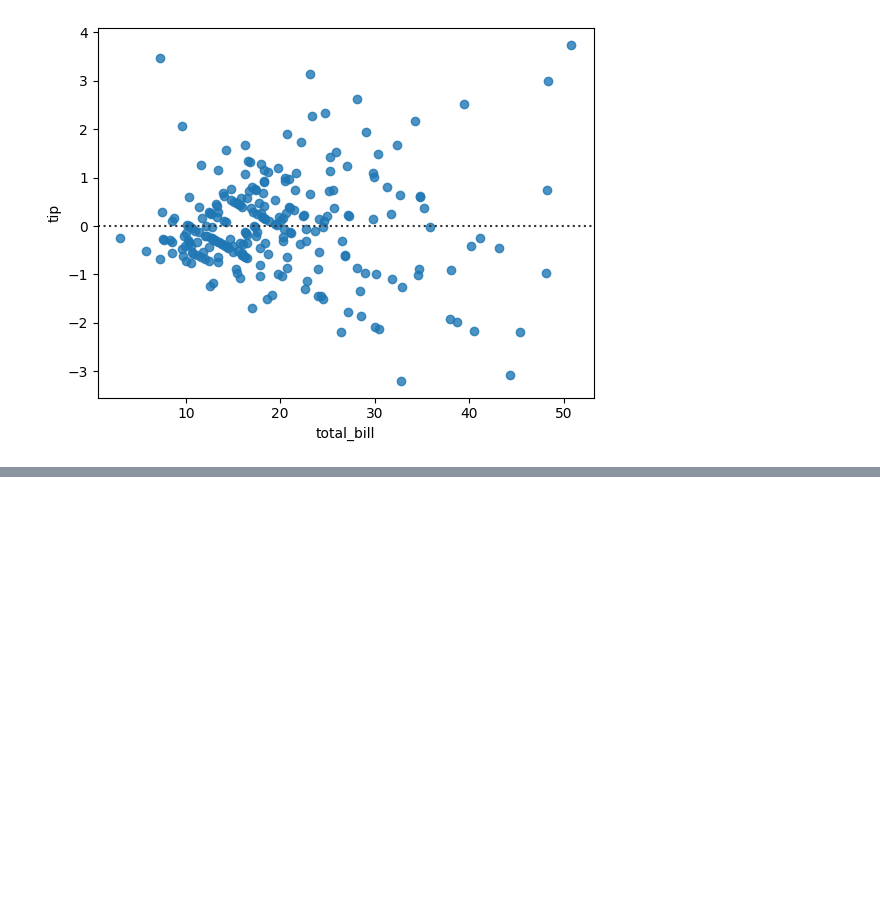
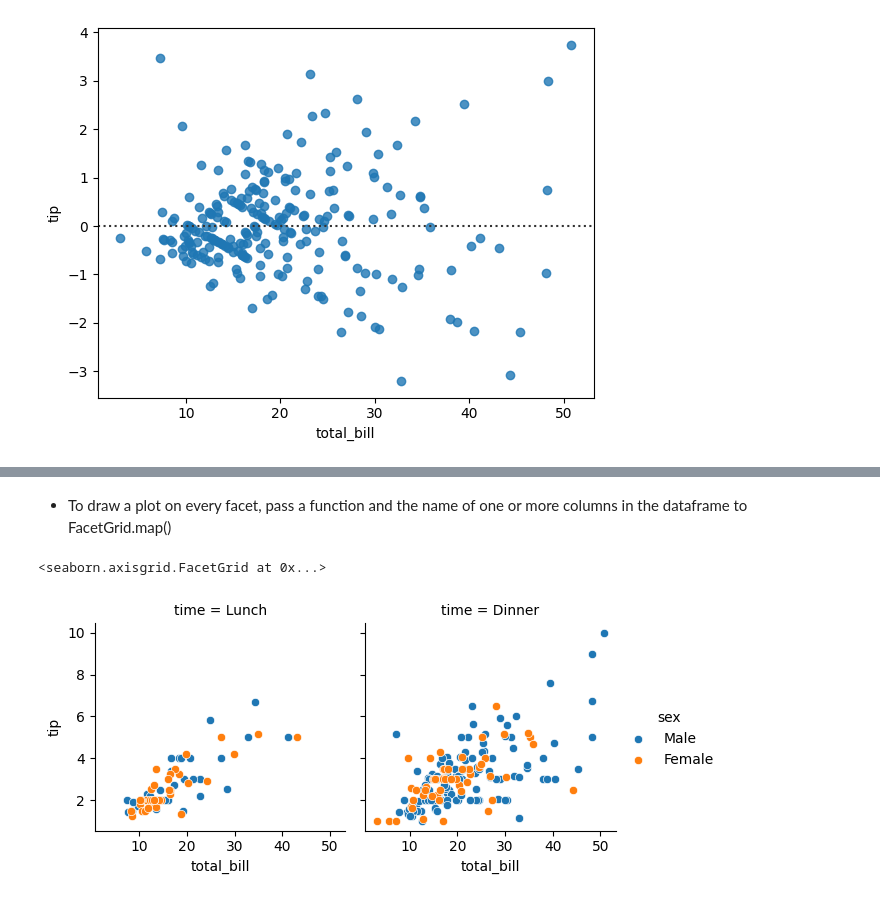
Before and after one commit to akashpagi/SEABORN-DATA-VISUALIZATION-LIBRARY-FOR-DATA-SCIENCE, a Jupyter notebook: SESSION 26 - PLOTTING USING SEABORN PART 2.ipynb, the cells around one changed output, grey strips where cells are left out. Saved outputs shown, nothing was run; the diff lists cells and outputs as text; code cells hidden in the pictures; blank space fills up the shorter version.

```diff
--- a/SESSION 26 - PLOTTING USING SEABORN PART 2.ipynb
+++ b/SESSION 26 - PLOTTING USING SEABORN PART 2.ipynb
@@ -238,0 +256,9 @@ sns.residplot(tips, x='total_bill', y='tip')
+# %% [markdown]
+- To draw a plot on every facet, pass a function and the name of one or more columns in the dataframe to FacetGrid.map()
+# %%
+g = sns.FacetGrid(tips, col="time", hue="sex")
+g.map_dataframe(sns.scatterplot, x="total_bill", y="tip")
+g.add_legend()
+# %% [output]
+<seaborn.axisgrid.FacetGrid at 0x...>
+[figure, added]
```
Also changed, not shown: parts of 17 cells of this notebook.
